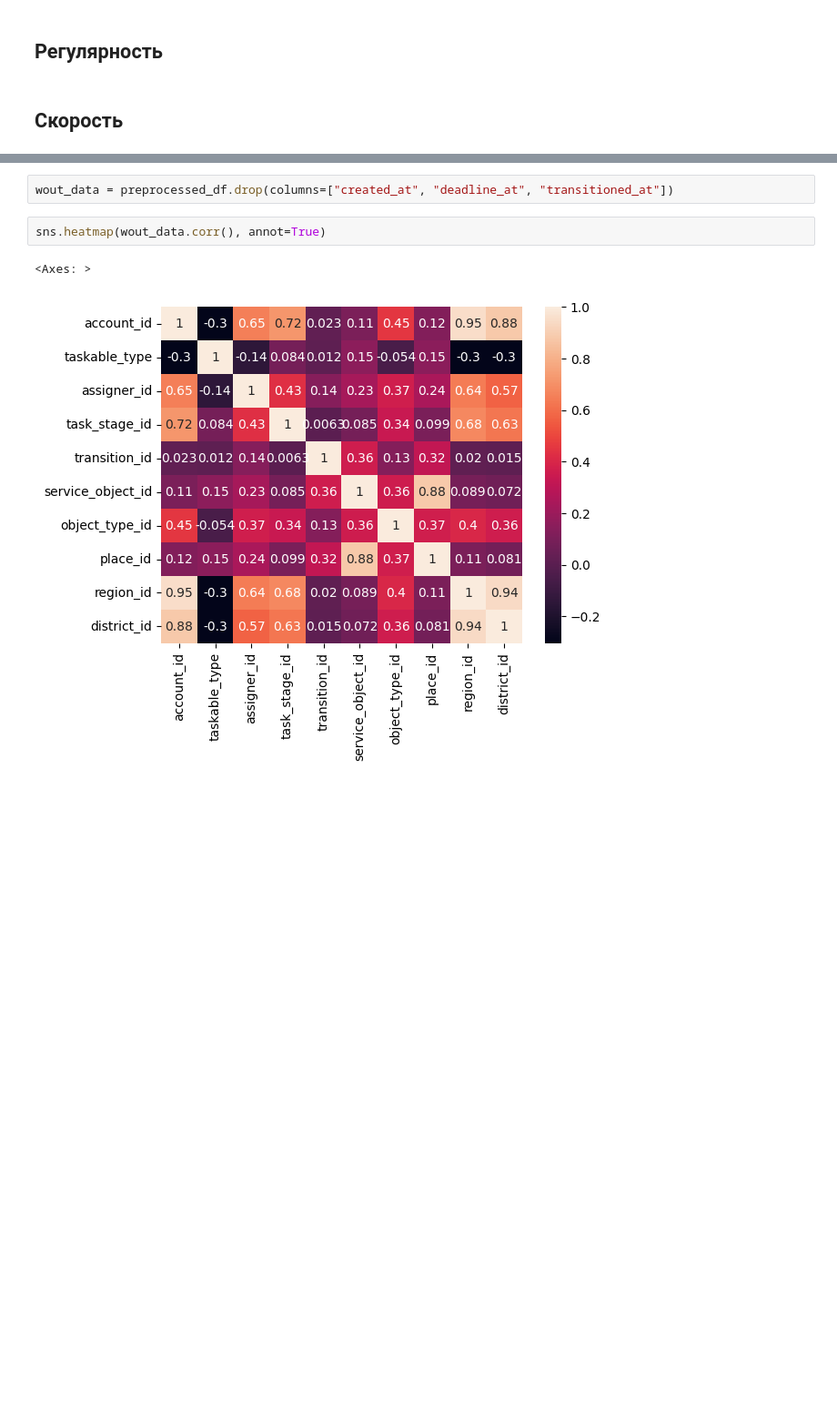
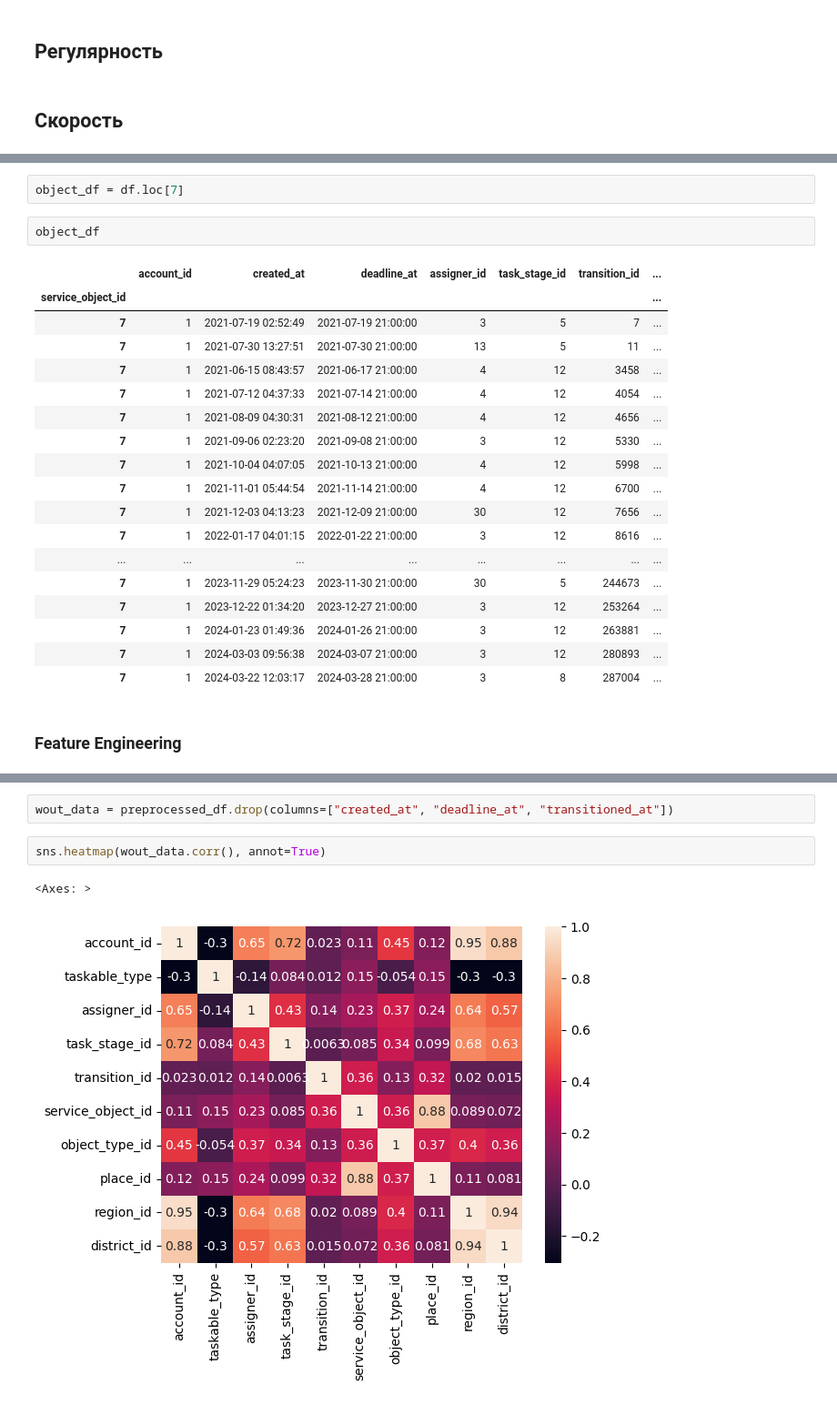
Before and after one commit to csit-sgu/its-backend, a Jupyter notebook: statistics/analysis.ipynb, the cells around one changed output, grey strips where cells are left out. Shown at 91% size. Drawn from its saved outputs; the diff is of its cells as text; blank space fills up the shorter version.

```diff
--- a/statistics/analysis.ipynb
+++ b/statistics/analysis.ipynb
@@ -161,0 +336,25 @@ def metric_1(df):
+# %%
+object_df = df.loc[7]
+# %%
+object_df
+# %% [output]
+|  | account_id | created_at | deadline_at | assigner_id | task_stage_id | transition_id | ... |
+| service_object_id |  |  |  |  |  |  | ... |
+| 7 | 1 | 2021-07-19 02:52:49 | 2021-07-19 21:00:00 | 3 | 5 | 7 | ... |
+| 7 | 1 | 2021-07-30 13:27:51 | 2021-07-30 21:00:00 | 13 | 5 | 11 | ... |
+| 7 | 1 | 2021-06-15 08:43:57 | 2021-06-17 21:00:00 | 4 | 12 | 3458 | ... |
+| 7 | 1 | 2021-07-12 04:37:33 | 2021-07-14 21:00:00 | 4 | 12 | 4054 | ... |
+| 7 | 1 | 2021-08-09 04:30:31 | 2021-08-12 21:00:00 | 4 | 12 | 4656 | ... |
+| 7 | 1 | 2021-09-06 02:23:20 | 2021-09-08 21:00:00 | 3 | 12 | 5330 | ... |
+| 7 | 1 | 2021-10-04 04:07:05 | 2021-10-13 21:00:00 | 4 | 12 | 5998 | ... |
+| 7 | 1 | 2021-11-01 05:44:54 | 2021-11-14 21:00:00 | 4 | 12 | 6700 | ... |
+| 7 | 1 | 2021-12-03 04:13:23 | 2021-12-09 21:00:00 | 30 | 12 | 7656 | ... |
+| 7 | 1 | 2022-01-17 04:01:15 | 2022-01-22 21:00:00 | 3 | 12 | 8616 | ... |
+| ... | ... | ... | ... | ... | ... | ... | ... |
+| 7 | 1 | 2023-11-29 05:24:23 | 2023-11-30 21:00:00 | 30 | 5 | 244673 | ... |
+| 7 | 1 | 2023-12-22 01:34:20 | 2023-12-27 21:00:00 | 3 | 12 | 253264 | ... |
+| 7 | 1 | 2024-01-23 01:49:36 | 2024-01-26 21:00:00 | 3 | 12 | 263881 | ... |
+| 7 | 1 | 2024-03-03 09:56:38 | 2024-03-07 21:00:00 | 3 | 12 | 280893 | ... |
+| 7 | 1 | 2024-03-22 12:03:17 | 2024-03-28 21:00:00 | 3 | 8 | 287004 | ... |
+# %% [markdown]
+### Feature Engineering
```
Also changed, not shown: parts of 48 cells of this notebook.
